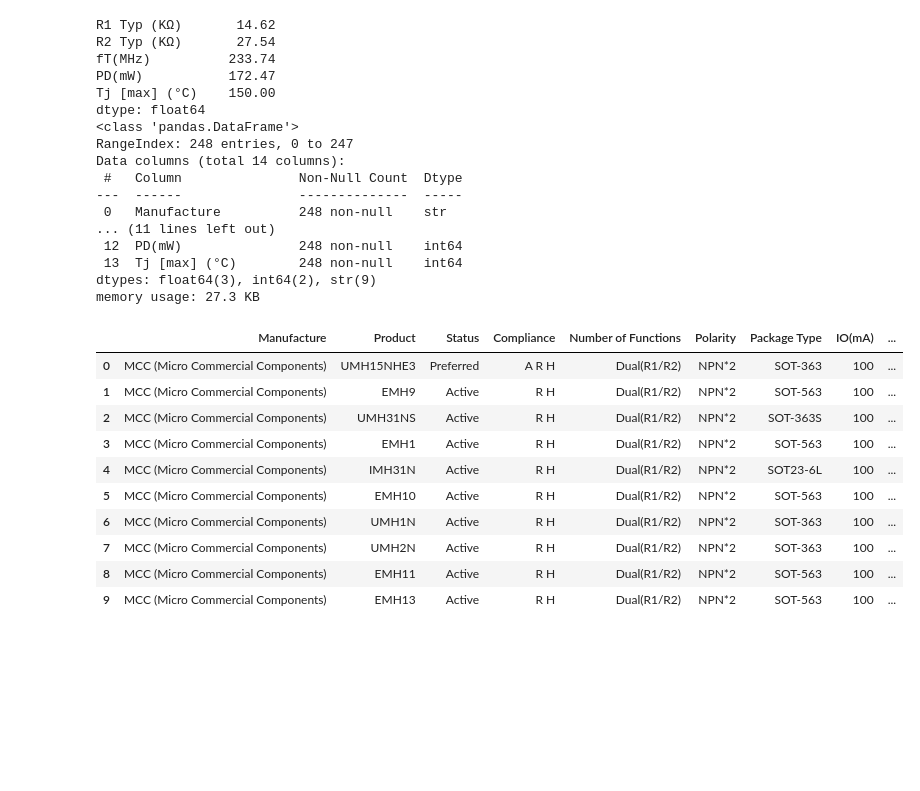
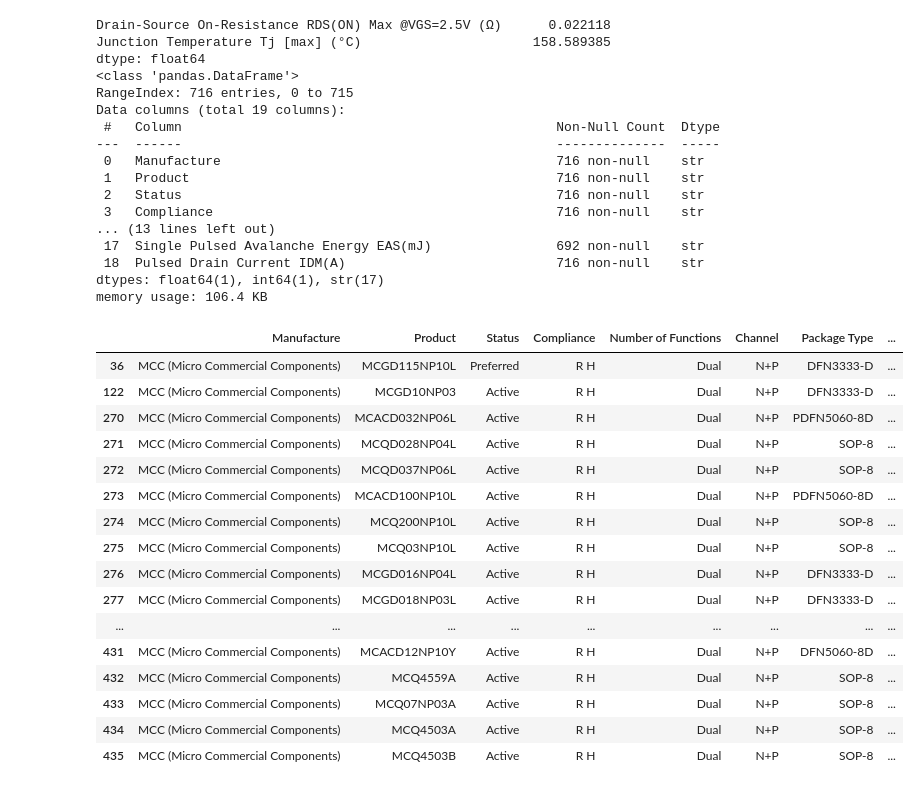
Before and after one commit to sandyluo1012/matching-project, a Jupyter notebook: aaa.ipynb, the cells around one changed output. Saved outputs shown, nothing was run; the diff lists cells and outputs as text; code cells hidden in the pictures; blank space fills up the shorter version.

```diff
--- a/aaa.ipynb
+++ b/aaa.ipynb
@@ -2,44 +2,51 @@
 import pandas as pd
 
 df=pd.read_csv(
-    'products/MCC/raw/MCC_DataExport_pre-biased-transistors(MCC-pre-biased-transistors).csv',
+    'products/MCC/raw/MCC_DataExport_power-mosfets(MCC-power-mosfets).csv',
     header=0,
     skiprows=[0,2]
 )
 df.columns = [' '.join(col.split()) for col in df.columns]
-print(df.mean(numeric_only=True).round(2))
+print(df.mean(numeric_only=True))
 df.info()
 # %% [output]
-R1 Typ (KΩ)       14.62
-R2 Typ (KΩ)       27.54
-fT(MHz)          233.74
-PD(mW)           172.47
-Tj [max] (°C)    150.00
+Drain-Source On-Resistance RDS(ON) Max @VGS=2.5V (Ω)      0.022118
+Junction Temperature Tj [max] (°C)                      158.589385
 dtype: float64
 <class 'pandas.DataFrame'>
-RangeIndex: 248 entries, 0 to 247
-Data columns (total 14 columns):
- #   Column               Non-Null Count  Dtype
----  ------               --------------  -----
- 0   Manufacture          248 non-null    str
-... (11 lines left out)
- 12  PD(mW)               248 non-null    int64
- 13  Tj [max] (°C)        248 non-null    int64
-dtypes: float64(3), int64(2), str(9)
-memory usage: 27.3 KB
+RangeIndex: 716 entries, 0 to 715
+Data columns (total 19 columns):
+ #   Column                                                Non-Null Count  Dtype
+---  ------                                                --------------  -----
+ 0   Manufacture                                           716 non-null    str
+ 1   Product                                               716 non-null    str
+ 2   Status                                                716 non-null    str
+ 3   Compliance                                            716 non-null    str
+... (13 lines left out)
+ 17  Single Pulsed Avalanche Energy EAS(mJ)                692 non-null    str
+ 18  Pulsed Drain Current IDM(A)                           716 non-null    str
+dtypes: float64(1), int64(1), str(17)
+memory usage: 106.4 KB
 # %%
-df.head(10)
+df[df['Channel']=='N+P'].head(100)
+# df.head(10)
 # %% [output]
-|  | Manufacture | Product | Status | Compliance | Number of Functions | Polarity | Package Type | IO(mA) | ... |
-| 0 | MCC (Micro Commercial Components) | UMH15NHE3 | Preferred | A R H | Dual(R1/R2) | NPN*2 | SOT-363 | 100 | ... |
-| 1 | MCC (Micro Commercial Components) | EMH9 | Active | R H | Dual(R1/R2) | NPN*2 | SOT-563 | 100 | ... |
-| 2 | MCC (Micro Commercial Components) | UMH31NS | Active | R H | Dual(R1/R2) | NPN*2 | SOT-363S | 100 | ... |
-| 3 | MCC (Micro Commercial Components) | EMH1 | Active | R H | Dual(R1/R2) | NPN*2 | SOT-563 | 100 | ... |
-| 4 | MCC (Micro Commercial Components) | IMH31N | Active | R H | Dual(R1/R2) | NPN*2 | SOT23-6L | 100 | ... |
-| 5 | MCC (Micro Commercial Components) | EMH10 | Active | R H | Dual(R1/R2) | NPN*2 | SOT-563 | 100 | ... |
-| 6 | MCC (Micro Commercial Components) | UMH1N | Active | R H | Dual(R1/R2) | NPN*2 | SOT-363 | 100 | ... |
-| 7 | MCC (Micro Commercial Components) | UMH2N | Active | R H | Dual(R1/R2) | NPN*2 | SOT-363 | 100 | ... |
-| 8 | MCC (Micro Commercial Components) | EMH11 | Active | R H | Dual(R1/R2) | NPN*2 | SOT-563 | 100 | ... |
-| 9 | MCC (Micro Commercial Components) | EMH13 | Active | R H | Dual(R1/R2) | NPN*2 | SOT-563 | 100 | ... |
+|  | Manufacture | Product | Status | Compliance | Number of Functions | Channel | Package Type | ... |
+| 36 | MCC (Micro Commercial Components) | MCGD115NP10L | Preferred | R H | Dual | N+P | DFN3333-D | ... |
+| 122 | MCC (Micro Commercial Components) | MCGD10NP03 | Active | R H | Dual | N+P | DFN3333-D | ... |
+| 270 | MCC (Micro Commercial Components) | MCACD032NP06L | Active | R H | Dual | N+P | PDFN5060-8D | ... |
+| 271 | MCC (Micro Commercial Components) | MCQD028NP04L | Active | R H | Dual | N+P | SOP-8 | ... |
+| 272 | MCC (Micro Commercial Components) | MCQD037NP06L | Active | R H | Dual | N+P | SOP-8 | ... |
+| 273 | MCC (Micro Commercial Components) | MCACD100NP10L | Active | R H | Dual | N+P | PDFN5060-8D | ... |
+| 274 | MCC (Micro Commercial Components) | MCQ200NP10L | Active | R H | Dual | N+P | SOP-8 | ... |
+| 275 | MCC (Micro Commercial Components) | MCQ03NP10L | Active | R H | Dual | N+P | SOP-8 | ... |
+| 276 | MCC (Micro Commercial Components) | MCGD016NP04L | Active | R H | Dual | N+P | DFN3333-D | ... |
+| 277 | MCC (Micro Commercial Components) | MCGD018NP03L | Active | R H | Dual | N+P | DFN3333-D | ... |
+| ... | ... | ... | ... | ... | ... | ... | ... | ... |
+| 431 | MCC (Micro Commercial Components) | MCACD12NP10Y | Active | R H | Dual | N+P | DFN5060-8D | ... |
+| 432 | MCC (Micro Commercial Components) | MCQ4559A | Active | R H | Dual | N+P | SOP-8 | ... |
+| 433 | MCC (Micro Commercial Components) | MCQ07NP03A | Active | R H | Dual | N+P | SOP-8 | ... |
+| 434 | MCC (Micro Commercial Components) | MCQ4503A | Active | R H | Dual | N+P | SOP-8 | ... |
+| 435 | MCC (Micro Commercial Components) | MCQ4503B | Active | R H | Dual | N+P | SOP-8 | ... |
 # %%
 df2=pd.read_csv(
```
Also changed, not shown: parts of 2 cells of this notebook, 10 other files.
